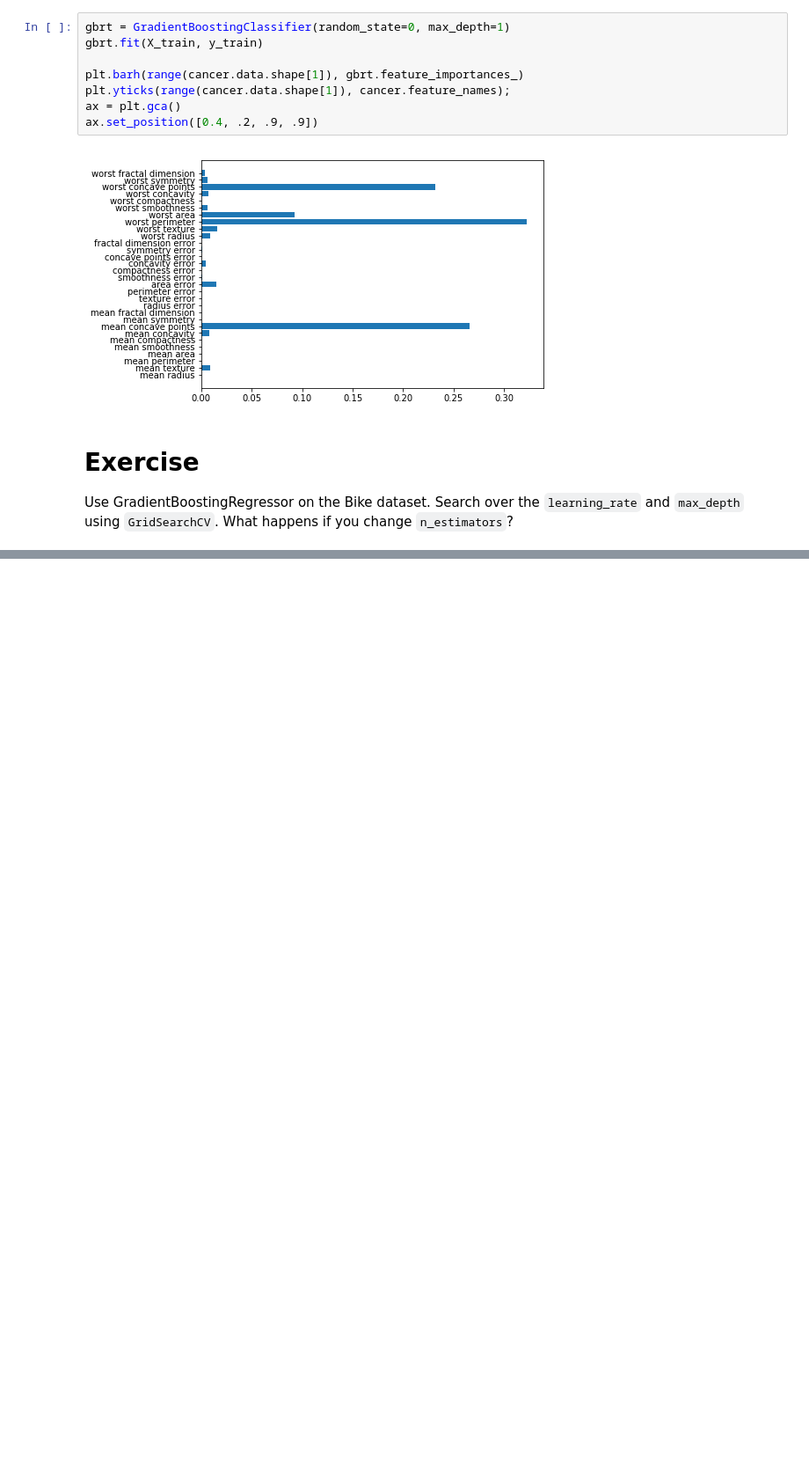
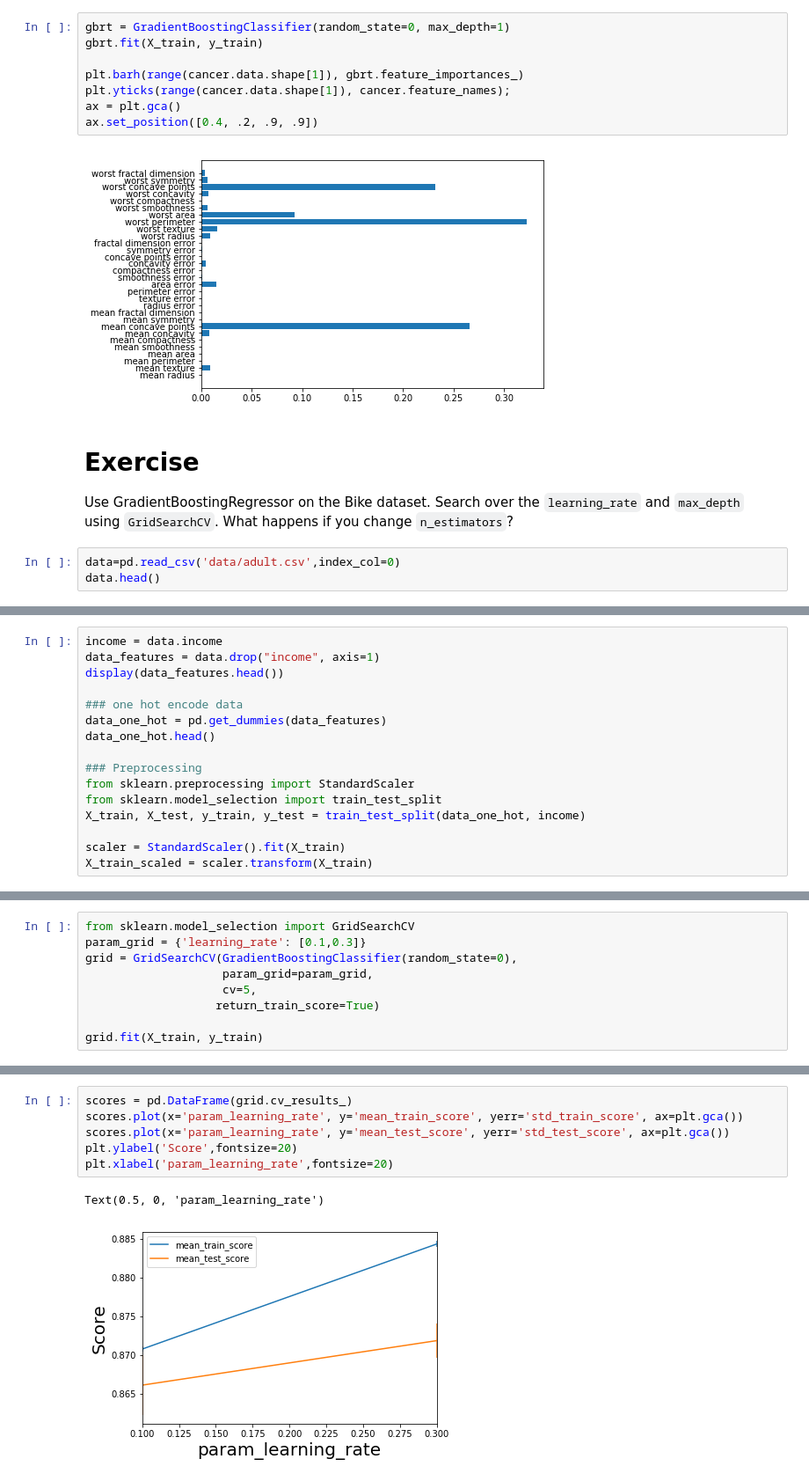
Before and after one commit to lgaalves/AppliedMathSchoolLectures, a Jupyter notebook: day-5-machine-learning-part-II/04 - Gradient Boosting.ipynb, the cells around one changed output, grey strips where cells are left out. Shown at 88% size. Drawn from its saved outputs; the diff is of its cells as text; blank space fills up the shorter version.

```diff
--- a/day-5-machine-learning-part-II/04 - Gradient Boosting.ipynb
+++ b/day-5-machine-learning-part-II/04 - Gradient Boosting.ipynb
@@ -55,3 +57,6 @@ ax.set_position([0.4, .2, .9, .9])
 Use GradientBoostingRegressor on the Bike dataset.
 Search over the ``learning_rate`` and ``max_depth`` using ``GridSearchCV``.
 What happens if you change ``n_estimators``?
+# %%
+data=pd.read_csv('data/adult.csv',index_col=0)
+data.head()
@@ -57,0 +70,16 @@ What happens if you change ``n_estimators``?
+# %%
+income = data.income
+data_features = data.drop("income", axis=1)
+display(data_features.head())
+
+### one hot encode data
+data_one_hot = pd.get_dummies(data_features)
+data_one_hot.head()
+
+### Preprocessing
+from sklearn.preprocessing import StandardScaler
+from sklearn.model_selection import train_test_split
+X_train, X_test, y_train, y_test = train_test_split(data_one_hot, income)
+
+scaler = StandardScaler().fit(X_train)
+X_train_scaled = scaler.transform(X_train)
@@ -57,0 +118,9 @@ What happens if you change ``n_estimators``?
+# %%
+from sklearn.model_selection import GridSearchCV
+param_grid = {'learning_rate': [0.1,0.3]}
+grid = GridSearchCV(GradientBoostingClassifier(random_state=0),
+                    param_grid=param_grid,
+                    cv=5,
+                   return_train_score=True)
+
+grid.fit(X_train, y_train)
@@ -57,0 +138,9 @@ What happens if you change ``n_estimators``?
+# %%
+scores = pd.DataFrame(grid.cv_results_)
+scores.plot(x='param_learning_rate', y='mean_train_score', yerr='std_train_score', ax=plt.gca())
+scores.plot(x='param_learning_rate', y='mean_test_score', yerr='std_test_score', ax=plt.gca())
+plt.ylabel('Score',fontsize=20)
+plt.xlabel('param_learning_rate',fontsize=20)
+# %% [output]
+Text(0.5, 0, 'param_learning_rate')
+[figure, added]
```
Also changed, not shown: parts of 11 cells of this notebook.
